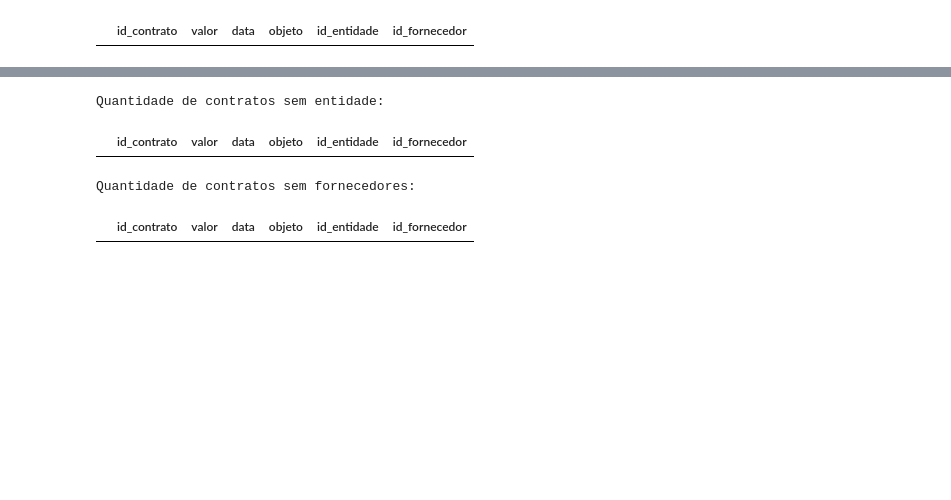
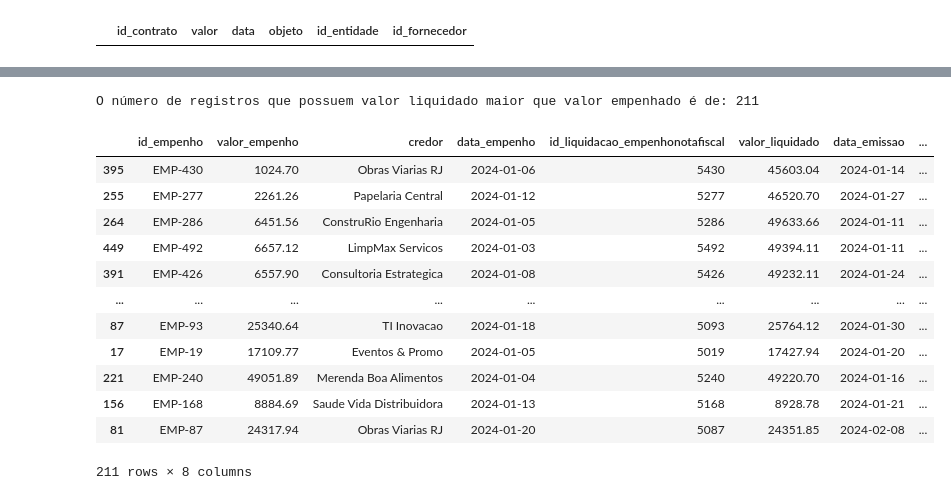
Before and after one commit to dinhocss/mprj-analise-dados, a Jupyter notebook: Conexão com o banco de dados/conexao-banco-de-dados.ipynb, the cells around one changed output, grey strips where cells are left out. Saved outputs shown, nothing was run; the diff lists cells and outputs as text; code cells hidden in the pictures; blank space fills up the shorter version.

```diff
--- a/Conexão com o banco de dados/conexao-banco-de-dados.ipynb
+++ b/Conexão com o banco de dados/conexao-banco-de-dados.ipynb
@@ -131,29 +135,45 @@ O número de empenhos com valores maiores do que o do contrato é de: 150
 # %%
 '''
-Questão 5: Existem contratos sem entidade ou fornecedor?
+Questão 5: Existem registros com valor liquidado maior que o valor empenhado?
 '''
 
-query_contratos = """
-SELECT * FROM contrato
-WHERE id_contrato IS NULL
+query_liq5 = """
+SELECT
+    e.id_empenho,
+    e.valor as valor_empenho,
+    e.credor,
+    e.data_empenho,
+    l.id_liquidacao_empenhonotafiscal,
+    l.valor as valor_liquidado,
+    l.data_emissao
+
+FROM empenho e INNER JOIN liquidacao_nota_fiscal l ON e.id_empenho = l.id_empenho
 """
 
-query_forn = """
-SELECT * FROM contrato
-WHERE id_fornecedor IS NULL
-"""
+resultliq5 = pd.read_sql(query_liq5, engine)
 
-df_resultado = pd.read_sql(query_contratos, engine)
-df_resultado2 = pd.read_sql(query_forn, engine)
+liq_superior = resultliq5[resultliq5['valor_liquidado']>resultliq5['valor_empenho']]
 
-print("Quantidade de contratos sem entidade:")
-display(df_resultado)
-print("Quantidade de contratos sem fornecedores:")
-display(df_resultado2)
+liq_superior['diferenca'] = liq_superior['valor_liquidado'] - resultliq5['valor_empenho']
+
+print(f"O número de registros que possuem valor liquidado maior que valor empenhado é de: {len(liq_superior)}")
+display(liq_superior.sort_values('diferenca', ascending=False))
+
+liq_superior.to_csv('anomalia_liquidacao.csv', index=False, sep=";", decimal=',')
 # %% [output]
-Quantidade de contratos sem entidade:
+O número de registros que possuem valor liquidado maior que valor empenhado é de: 211
-|  | id_contrato | valor | data | objeto | id_entidade | id_fornecedor |
+|  | id_empenho | valor_empenho | credor | data_empenho | id_liquidacao_empenhonotafiscal | valor_liquidado | data_emissao | ... |
+| 395 | EMP-430 | 1024.70 | Obras Viarias RJ | 2024-01-06 | 5430 | 45603.04 | 2024-01-14 | ... |
+| 255 | EMP-277 | 2261.26 | Papelaria Central | 2024-01-12 | 5277 | 46520.70 | 2024-01-27 | ... |
+| 264 | EMP-286 | 6451.56 | ConstruRio Engenharia | 2024-01-05 | 5286 | 49633.66 | 2024-01-11 | ... |
+| 449 | EMP-492 | 6657.12 | LimpMax Servicos | 2024-01-03 | 5492 | 49394.11 | 2024-01-11 | ... |
+| 391 | EMP-426 | 6557.90 | Consultoria Estrategica | 2024-01-08 | 5426 | 49232.11 | 2024-01-24 | ... |
+| ... | ... | ... | ... | ... | ... | ... | ... | ... |
+| 87 | EMP-93 | 25340.64 | TI Inovacao | 2024-01-18 | 5093 | 25764.12 | 2024-01-30 | ... |
+| 17 | EMP-19 | 17109.77 | Eventos & Promo | 2024-01-05 | 5019 | 17427.94 | 2024-01-20 | ... |
+| 221 | EMP-240 | 49051.89 | Merenda Boa Alimentos | 2024-01-04 | 5240 | 49220.70 | 2024-01-16 | ... |
+| 156 | EMP-168 | 8884.69 | Saude Vida Distribuidora | 2024-01-13 | 5168 | 8928.78 | 2024-01-21 | ... |
+| 81 | EMP-87 | 24317.94 | Obras Viarias RJ | 2024-01-20 | 5087 | 24351.85 | 2024-02-08 | ... |
-Quantidade de contratos sem fornecedores:
+211 rows × 8 columns
-|  | id_contrato | valor | data | objeto | id_entidade | id_fornecedor |
 # %%
 '''
```
Also changed, not shown: parts of 3 cells of this notebook, 4 other files.
